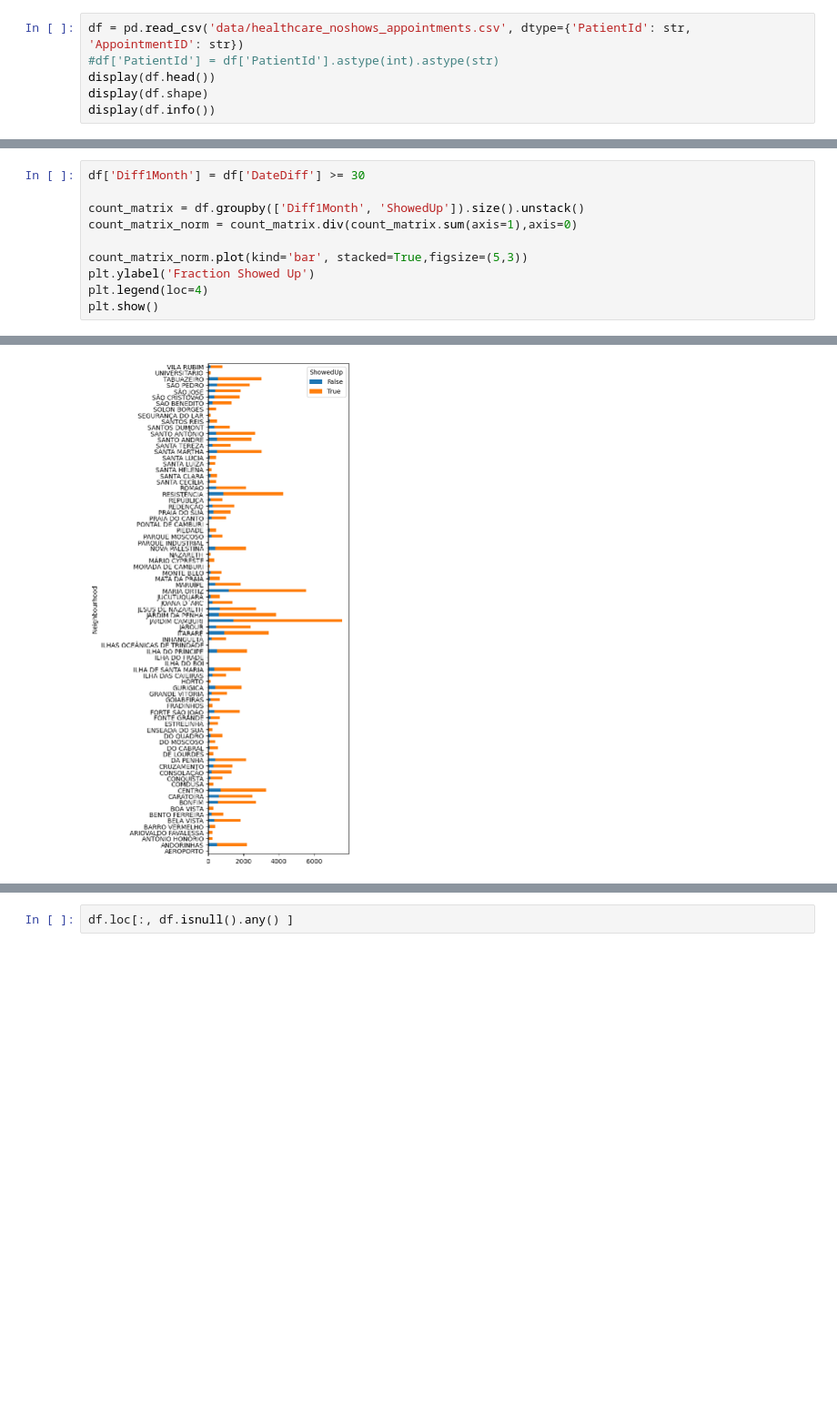
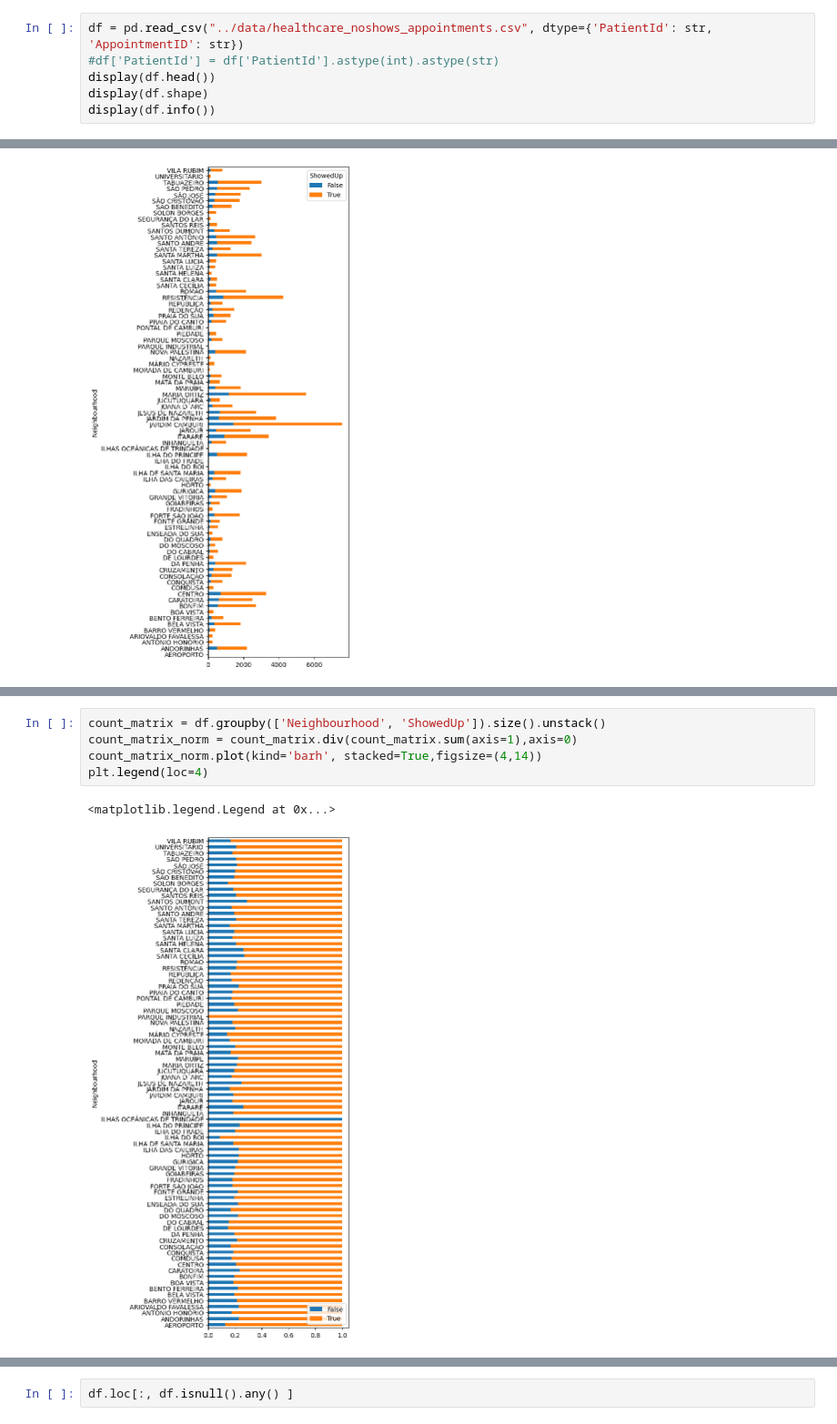
Before and after one commit to dwang0120/Hospital-No-Shows, a Jupyter notebook: src/project.ipynb, the cells around one changed output, grey strips where cells are left out. Shown: that part at 91% size. Cells and saved outputs as stored; diff of their text form; blank space fills up the shorter version.

```diff
--- a/project.ipynb
+++ b/src/project.ipynb
@@ -83,7 +12,7 @@ import pandas as pd
 import numpy as np
 import matplotlib.pyplot as plt
 # %%
-df = pd.read_csv('data/healthcare_noshows_appointments.csv', dtype={'PatientId': str, 'AppointmentID': str})
+df = pd.read_csv("../data/healthcare_noshows_appointments.csv", dtype={'PatientId': str, 'AppointmentID': str})
 #df['PatientId'] = df['PatientId'].astype(int).astype(str)
 display(df.head())
 display(df.shape)
@@ -270,10 +139,0 @@ plt.show()
-# %%
-df['Diff1Month'] = df['DateDiff'] >= 30
-
-count_matrix = df.groupby(['Diff1Month', 'ShowedUp']).size().unstack()
-count_matrix_norm = count_matrix.div(count_matrix.sum(axis=1),axis=0)
-
-count_matrix_norm.plot(kind='bar', stacked=True,figsize=(5,3))
-plt.ylabel('Fraction Showed Up')
-plt.legend(loc=4)
-plt.show()
@@ -371,0 +233,8 @@ Looks like there's definitely more representation from some neighbourhoods compa
+# %%
+count_matrix = df.groupby(['Neighbourhood', 'ShowedUp']).size().unstack()
+count_matrix_norm = count_matrix.div(count_matrix.sum(axis=1),axis=0)
+count_matrix_norm.plot(kind='barh', stacked=True,figsize=(4,14))
+plt.legend(loc=4)
+# %% [output]
+<matplotlib.legend.Legend at 0x...>
+[figure, added]
```
Also changed, not shown: parts of 64 cells of this notebook, 2 other files.
